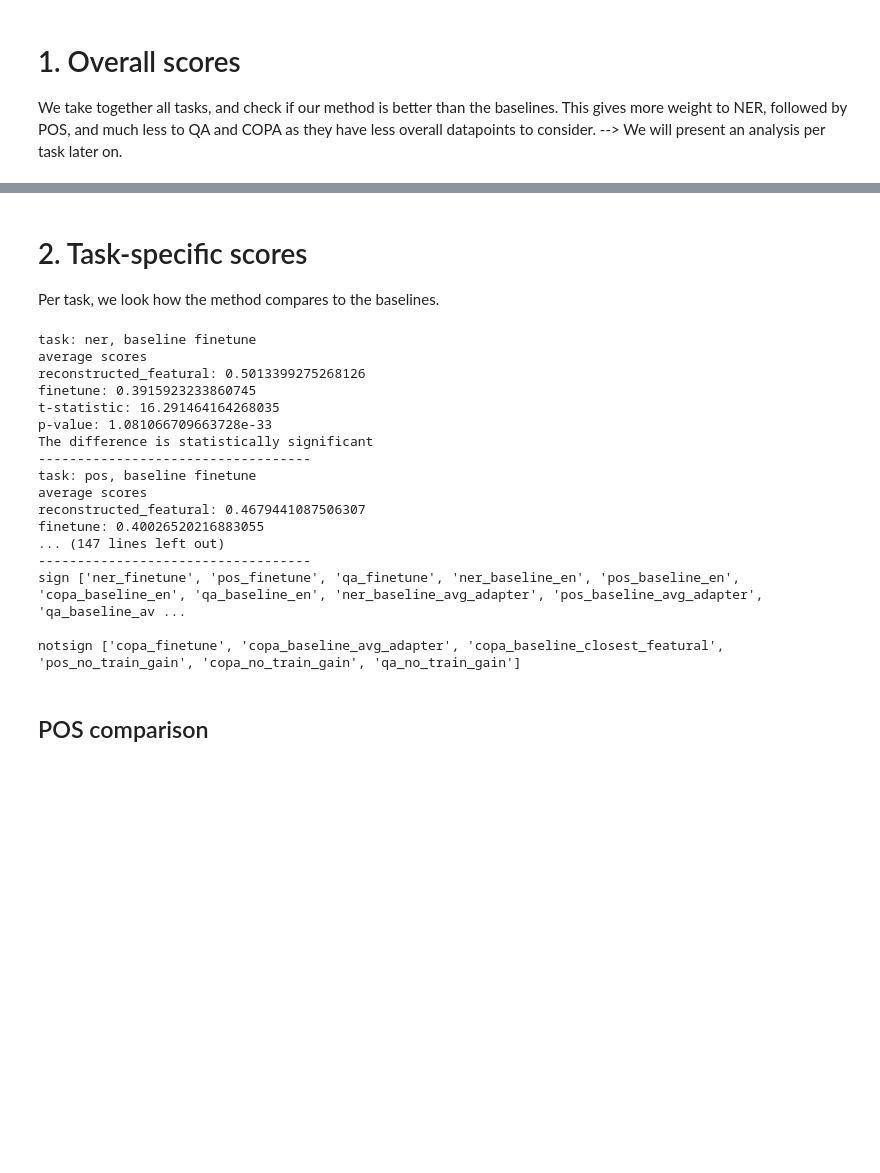
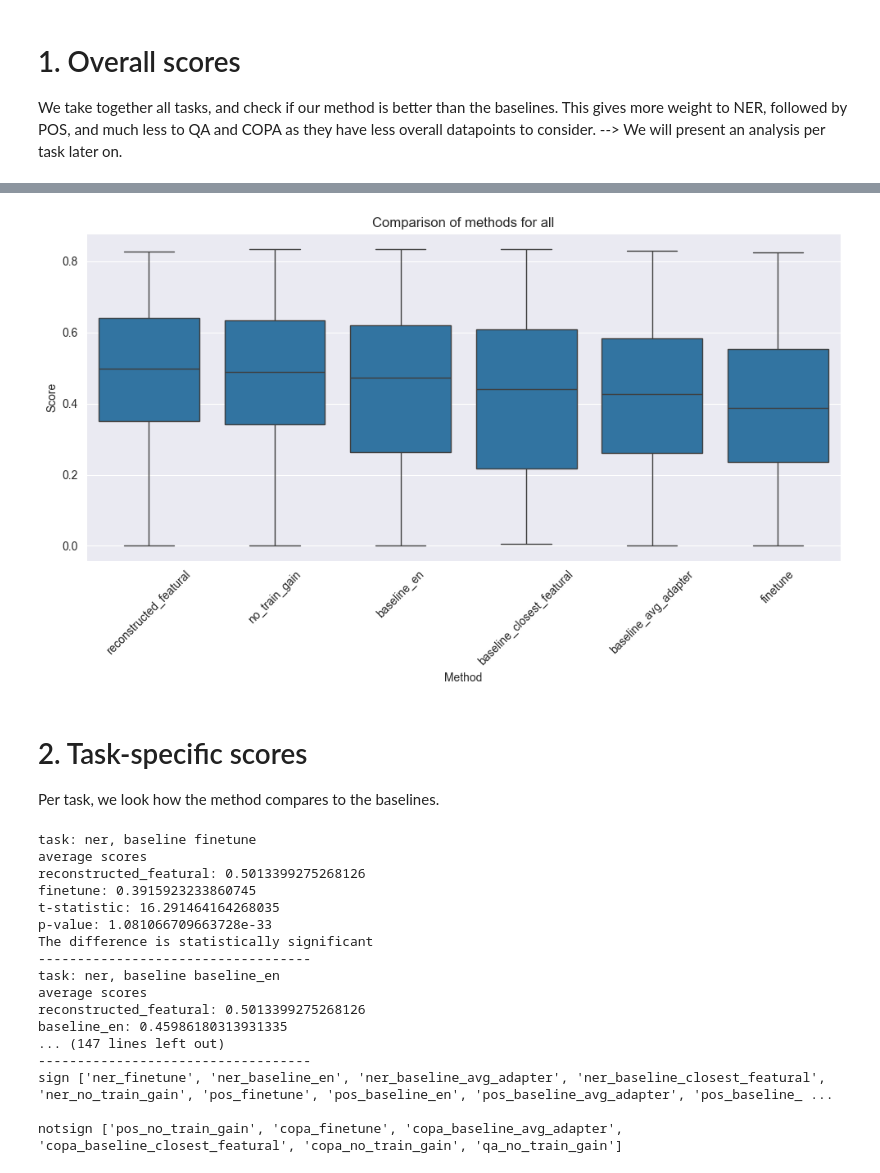
Before and after one commit to stefaccou/TIPA, a Jupyter notebook: analysis/2_Stats_unfinished.ipynb, the cells around one changed output, grey strips where cells are left out. Drawn from its saved outputs; the diff is of its cells as text; code cells hidden in the pictures; blank space fills up the shorter version.

```diff
--- a/analysis/2_Stats_unfinished.ipynb
+++ b/analysis/2_Stats_unfinished.ipynb
@@ -267,3 +346,18 @@ print("\nnotsign", not_sign)
+# %%
+# we make a boxplot of the scores
+make_boxplot(
+    "all",
+    [
+        "reconstructed_featural",
+        "no_train_gain",
+        "baseline_en",
+        "baseline_closest_featural",
+        "baseline_avg_adapter",
+        "finetune",
+    ],
+)
+# %% [output]
+[figure, added]
 # %% [markdown]
 # 2. Task-specific scores
 Per task, we look how the method compares to the baselines.
@@ -274,8 +368,9 @@ baselines = ["finetune", "baseline_en", "baseline_avg_adapter", "baseline_closes
 
 sign = []
 not_sign = []
-for baseline in baselines:
-    for task in tasks:
+
+for task in tasks:
+    for baseline in baselines:
         print(f"task: {task}, baseline {baseline}")
         t_stat, p_val = get_significance(task, test_column, baseline, alternative="greater")
         if p_val < 0.05:
@@ -297,14 +392,12 @@ t-statistic: 16.291464164268035
 p-value: 1.081066709663728e-33
 The difference is statistically significant
 -----------------------------------
-task: pos, baseline finetune
+task: ner, baseline baseline_en
 average scores
-reconstructed_featural: 0.4679441087506307
-finetune: 0.40026520216883055
+reconstructed_featural: 0.5013399275268126
+baseline_en: 0.45986180313931335
 ... (147 lines left out)
 -----------------------------------
-sign ['ner_finetune', 'pos_finetune', 'qa_finetune', 'ner_baseline_en', 'pos_baseline_en', 'copa_baseline_en', 'qa_baseline_en', 'ner_baseline_avg_adapter', 'pos_baseline_avg_adapter', 'qa_baseline_av ...
+sign ['ner_finetune', 'ner_baseline_en', 'ner_baseline_avg_adapter', 'ner_baseline_closest_featural', 'ner_no_train_gain', 'pos_finetune', 'pos_baseline_en', 'pos_baseline_avg_adapter', 'pos_baseline_ ...
 
-notsign ['copa_finetune', 'copa_baseline_avg_adapter', 'copa_baseline_closest_featural', 'pos_no_train_gain', 'copa_no_train_gain', 'qa_no_train_gain']
+notsign ['pos_no_train_gain', 'copa_finetune', 'copa_baseline_avg_adapter', 'copa_baseline_closest_featural', 'copa_no_train_gain', 'qa_no_train_gain']
-# %% [markdown]
-## POS comparison
```
Also changed, not shown: parts of 51 cells of this notebook, 9 other files.
